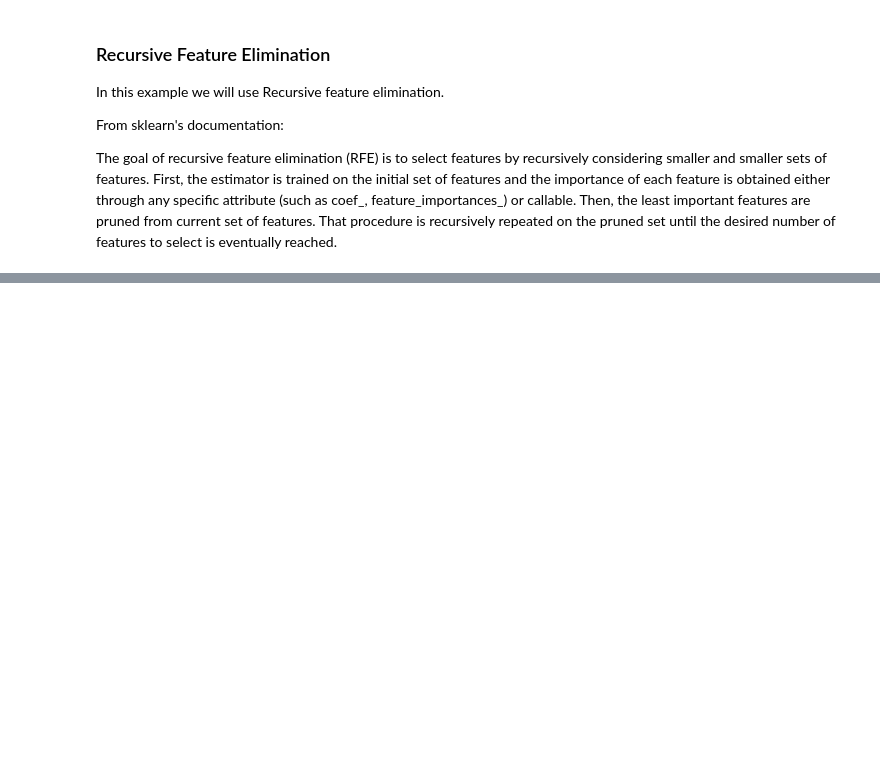
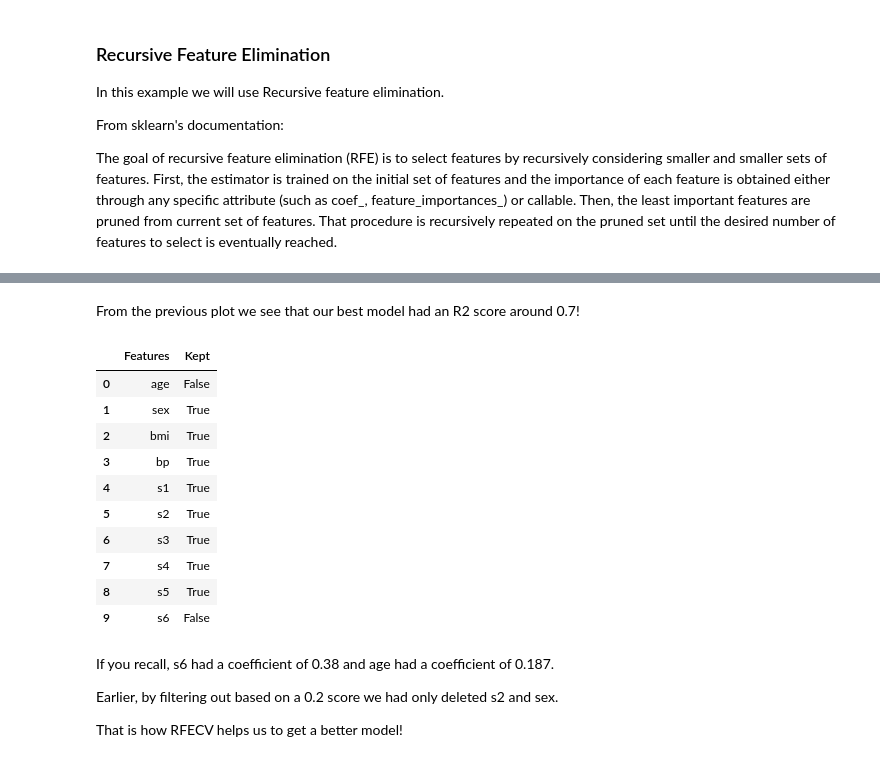
Before and after one commit to AlvaroValdelamar/Diabetes-Prediction, a Jupyter notebook: diabetes-prediction.ipynb, the cells around one changed output, grey strips where cells are left out. Drawn from its saved outputs; the diff is of its cells as text; code cells hidden in the pictures; blank space fills up the shorter version.

```diff
--- a/diabetes-prediction.ipynb
+++ b/diabetes-prediction.ipynb
@@ -308,0 +309,25 @@ Optimal number of features : 8
+# %% [markdown]
+From the previous plot we see that our best model had an R2 score around 0.7!
+# %%
+# The features that were kept are the following
+features_kept = pd.DataFrame({'Features': x.columns,
+                             'Kept': rfecv.support_})
+features_kept
+# %% [output]
+|  | Features | Kept |
+| 0 | age | False |
+| 1 | sex | True |
+| 2 | bmi | True |
+| 3 | bp | True |
+| 4 | s1 | True |
+| 5 | s2 | True |
+| 6 | s3 | True |
+| 7 | s4 | True |
+| 8 | s5 | True |
+| 9 | s6 | False |
+# %% [markdown]
+If you recall, s6 had a coefficient of 0.38 and age had a coefficient of 0.187.
+
+Earlier, by filtering out based on a 0.2 score we had only deleted  s2 and sex.
+
+That is how RFECV helps us to get a better model!
```
Also changed, not shown: parts of 6 cells of this notebook.
